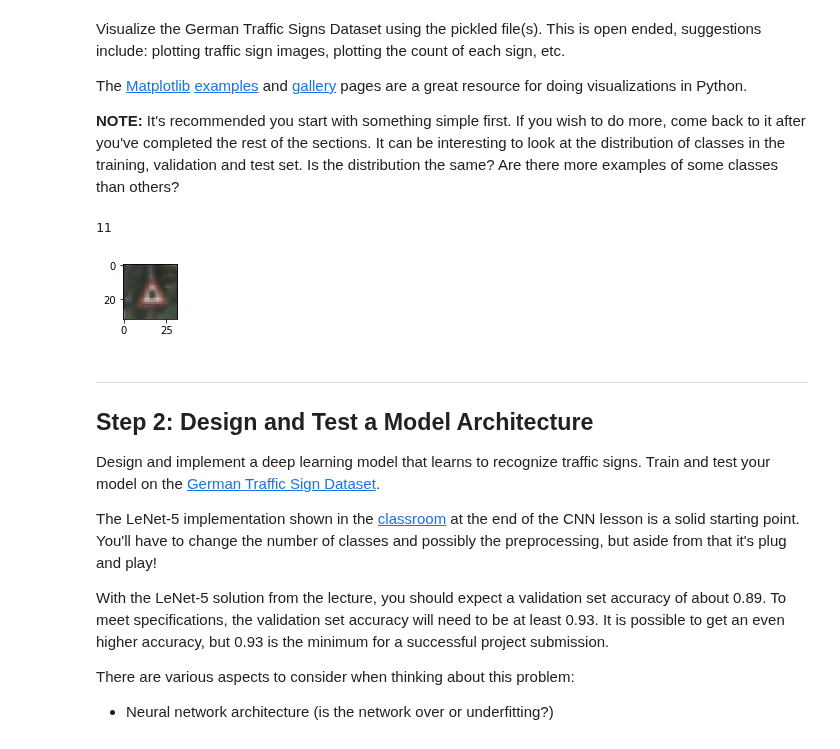
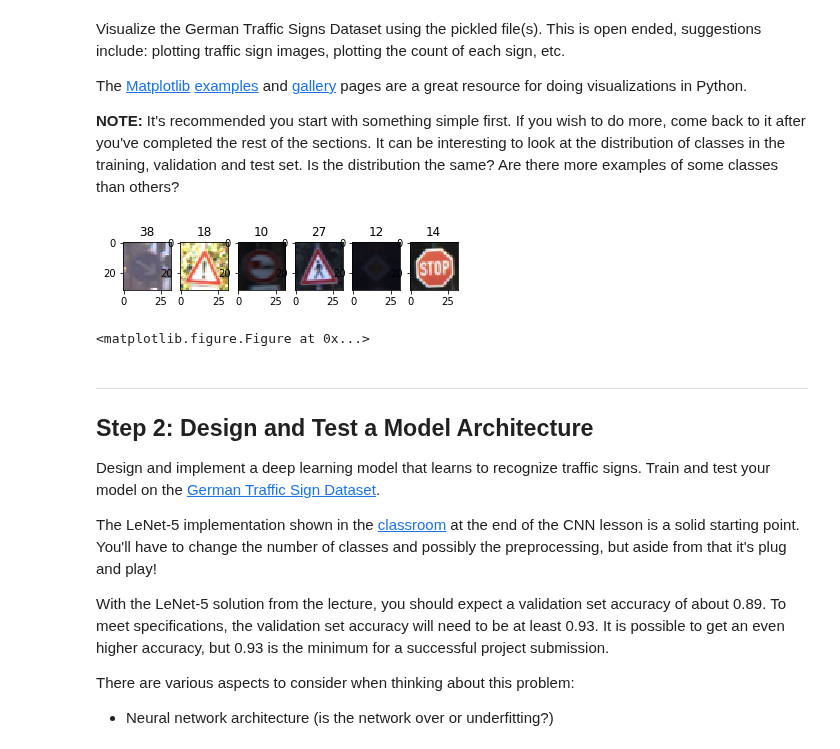
Before and after one commit to patman77/SDCE_nanodegree, a Jupyter notebook: Term1/Project2_Traffic_Sign_Classifier_Project/Traffic_Sign_Classifier.ipynb, the cells around one changed output. Drawn from its saved outputs; the diff is of its cells as text; code cells hidden in the pictures.

Commit message:
plot more traffic signs from the dataset at the beginning

```diff
--- a/Term1/Project2_Traffic_Sign_Classifier_Project/Traffic_Sign_Classifier.ipynb
+++ b/Term1/Project2_Traffic_Sign_Classifier_Project/Traffic_Sign_Classifier.ipynb
@@ -113,21 +113,25 @@ The [Matplotlib](http://matplotlib.org/) [examples](http://matplotlib.org/exampl
 # %%
 ### Data exploration visualization code goes here.
 ### Feel free to use as many code cells as needed.
 import matplotlib.pyplot as plt
 import numpy as np
 import random
 # Visualizations will be shown in the notebook.
 %matplotlib inline
 
-index = random.randint(0, len(X_train))
-image = X_train[index].squeeze()
+fig, axes = plt.subplots(1,6)
+plt.figure(figsize=(2,2))
 
-plt.figure(figsize=(1,1))
-plt.imshow(image)
-print(y_train[index])
+for i in range(6):
+    index = random.randint(0, len(X_train))
+    image = X_train[index].squeeze()
+    axes[i].imshow(image)
+    axes[i].set_title(y_train[index])
+#print(y_train[index])
+#print(X_train[index])
 # %% [output]
+[figure, new version]
-11
+<matplotlib.figure.Figure at 0x...>
-[figure, old version]
 # %% [markdown]
 ----
 
```
Also changed, not shown: parts of 4 cells of this notebook.
